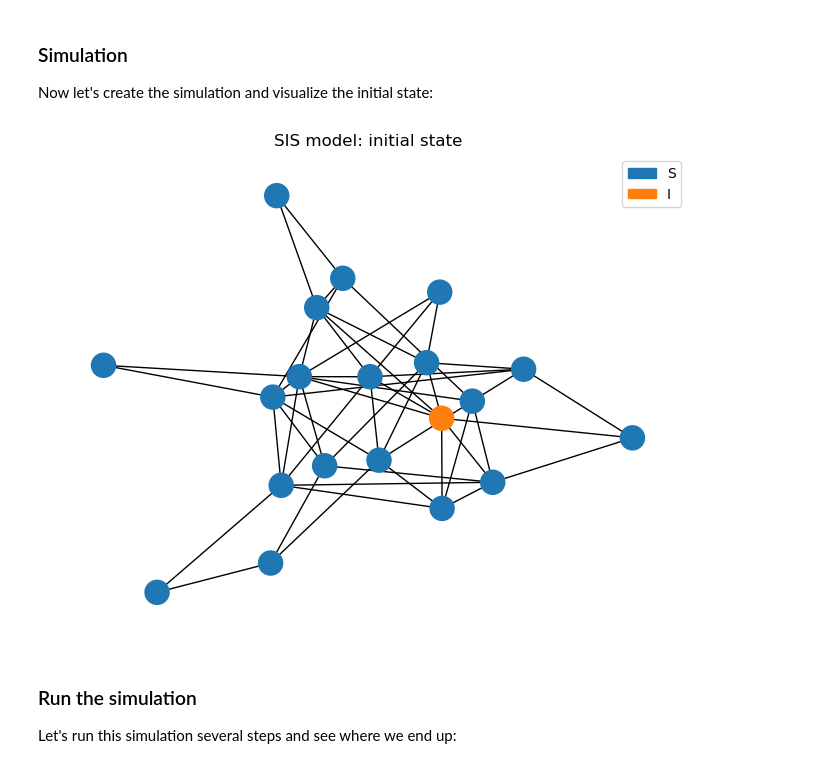
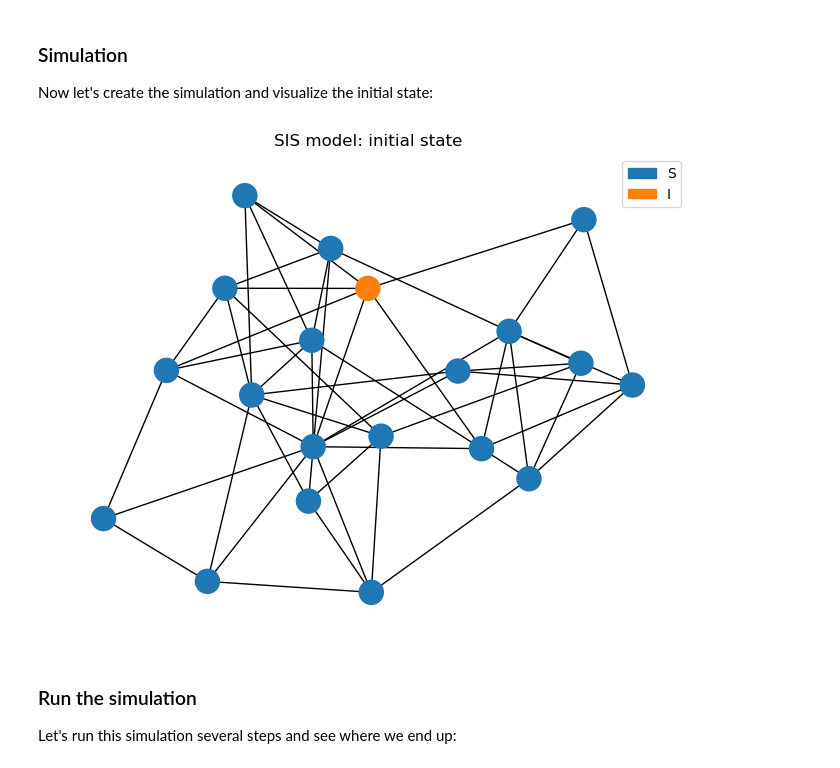
Before and after one commit to daniprec/BAM-Applied-Math-Lab, a Jupyter notebook: sessions/s08_networks_complex/networkx_dynamics.ipynb, the cells around one changed output. Saved outputs shown, nothing was run; the diff lists cells and outputs as text; code cells hidden in the pictures.

Commit message:
Update models

```diff
--- a/sessions/s08_networks_complex/networkx_dynamics.ipynb
+++ b/sessions/s08_networks_complex/networkx_dynamics.ipynb
@@ -107,9 +101,14 @@ sim = Simulation(G, initial_state, state_transition, name="SIS model")
-# %%
-sim.draw()
-plt.show()
-plt.close()
-# %% [output]
-[figure, removed]
+# %%
+# Random graph with n nodes and m edges
+G = nx.gnm_random_graph(n=20, m=50)
+
+sim = Simulation(G, initial_state, state_transition, name="SIS model")
+
+sim.draw()
+plt.show()
+plt.close()
+# %% [output]
+[figure, added]
 # %% [markdown]
 ### Run the simulation
 
```
Also changed, not shown: parts of 19 cells of this notebook, 1 other file.
